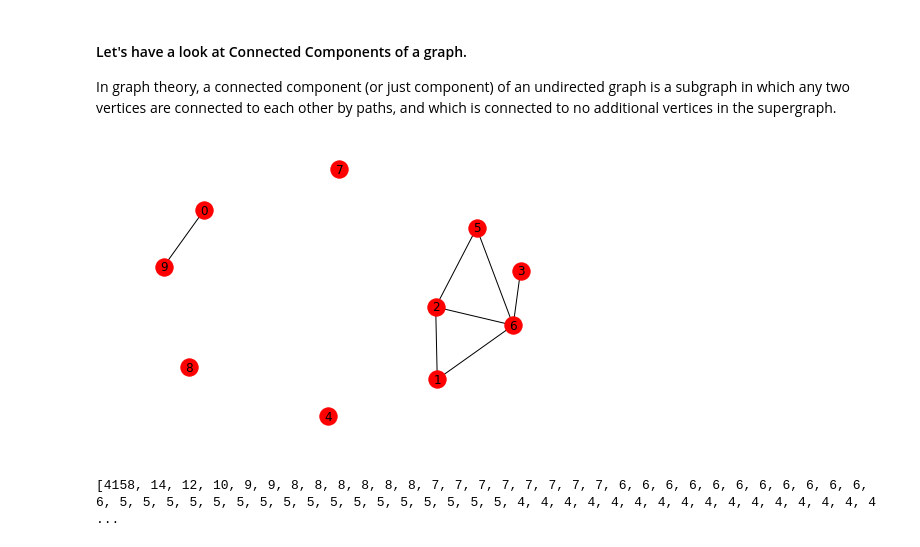
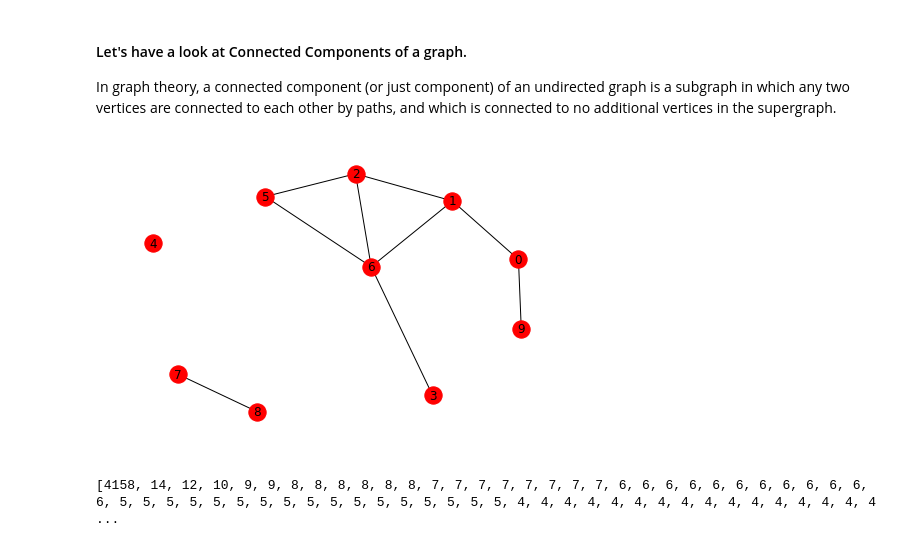
Before and after one commit to MridulS/pyconpl-2017-networkx, a Jupyter notebook: Slides.ipynb, the cells around one changed output. Drawn from its saved outputs; the diff is of its cells as text; code cells hidden in the pictures.

```diff
--- a/Slides.ipynb
+++ b/Slides.ipynb
@@ -348,10 +350,10 @@ Plot degree centrality of authors_graph.
 
 In graph theory, a connected component (or just component) of an undirected graph is a subgraph in which any two vertices are connected to each other by paths, and which is connected to no additional vertices in the supergraph.
 # %%
-G = nx.erdos_renyi_graph(10, 0.1, seed=1)
+G = nx.erdos_renyi_graph(10, 0.15, seed=1)
 nx.draw(G, with_labels=True)
 # %% [output]
-[figure, old version]
+[figure, new version]
 # %%
 print([len(c) for c in sorted(nx.connected_components(authors_graph), key=len, reverse=True)])
 # %% [output]
```
Also changed, not shown: parts of 29 cells of this notebook, 2 other files.
